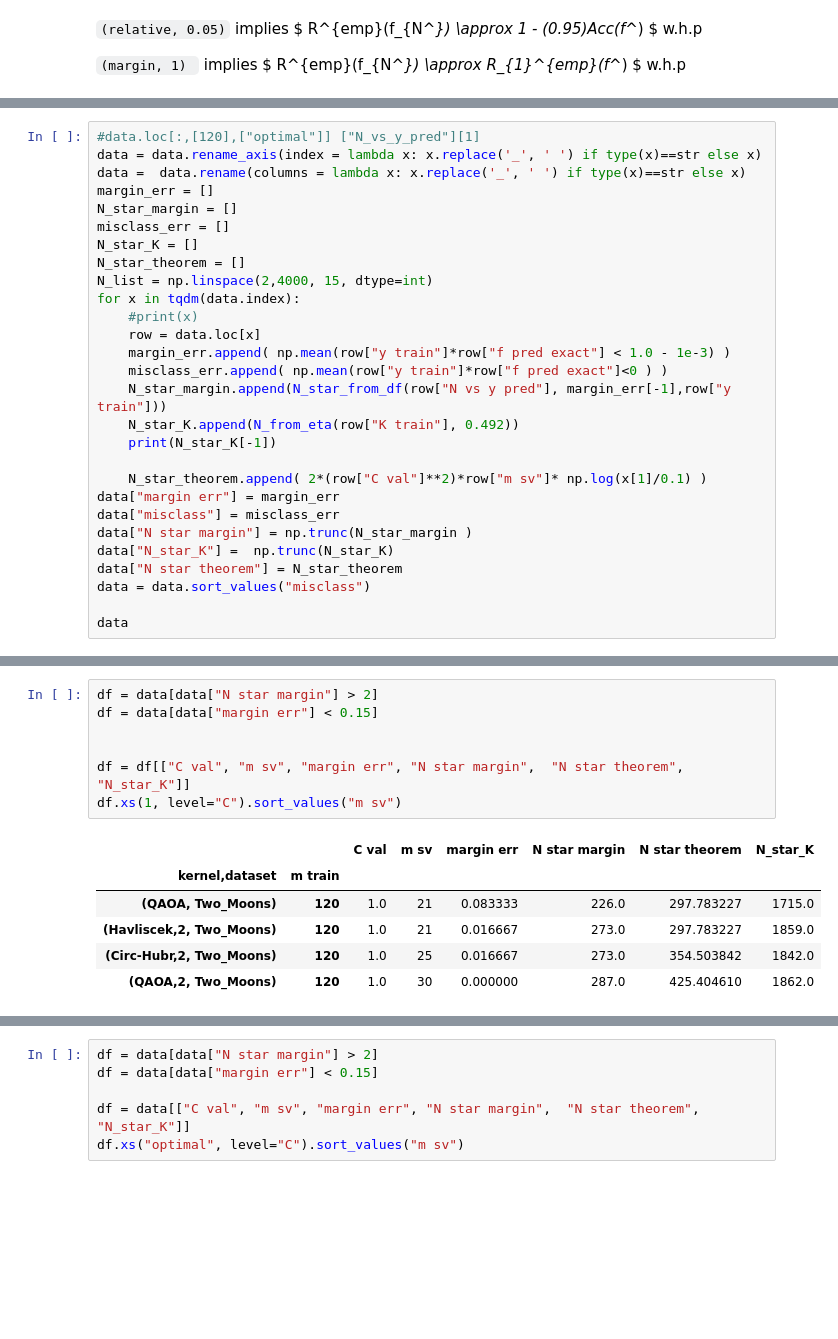
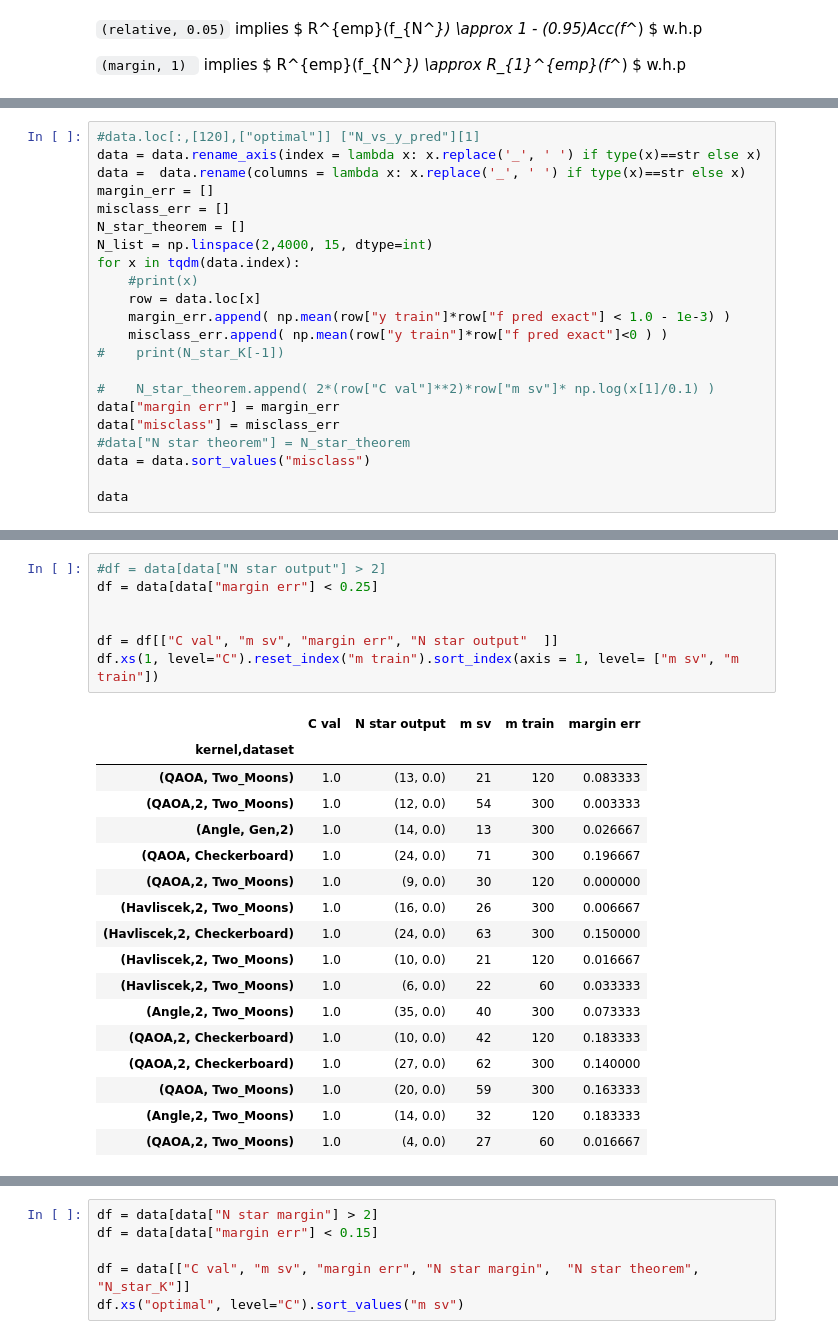
Before and after one commit to abhayshastry/ReliableQuantumKernelClassifiers, a Jupyter notebook: exp-Emp-Risk-2/visualization.ipynb, the cells around one changed output, grey strips where cells are left out. Saved outputs shown, nothing was run; the diff lists cells and outputs as text; blank space fills up the shorter version.

Commit message:
Sanity check added

```diff
--- a/exp-Emp-Risk-2/visualization.ipynb
+++ b/exp-Emp-Risk-2/visualization.ipynb
@@ -54,9 +55,7 @@ data
 data = data.rename_axis(index = lambda x: x.replace('_', ' ') if type(x)==str else x)
 data =  data.rename(columns = lambda x: x.replace('_', ' ') if type(x)==str else x)
 margin_err = []
-N_star_margin = []
 misclass_err = []
-N_star_K = []
 N_star_theorem = []
 N_list = np.linspace(2,4000, 15, dtype=int)
 for x in tqdm(data.index):
@@ -64,16 +63,12 @@ for x in tqdm(data.index):
     row = data.loc[x]
     margin_err.append( np.mean(row["y train"]*row["f pred exact"] < 1.0 - 1e-3) )
     misclass_err.append( np.mean(row["y train"]*row["f pred exact"]<0 ) )
-    N_star_margin.append(N_star_from_df(row["N vs y pred"], margin_err[-1],row["y train"]))
-    N_star_K.append(N_from_eta(row["K train"], 0.492))
-    print(N_star_K[-1])
+#    print(N_star_K[-1])
 
-    N_star_theorem.append( 2*(row["C val"]**2)*row["m sv"]* np.log(x[1]/0.1) )
+#    N_star_theorem.append( 2*(row["C val"]**2)*row["m sv"]* np.log(x[1]/0.1) )
 data["margin err"] = margin_err
 data["misclass"] = misclass_err
-data["N star margin"] = np.trunc(N_star_margin )
-data["N_star_K"] =  np.trunc(N_star_K)
-data["N star theorem"] = N_star_theorem
+#data["N star theorem"] = N_star_theorem
 data = data.sort_values("misclass")
 
 data
@@ -233,14 +90,25 @@ N vs Remp-Rstar
 # %%
-df = data[data["N star margin"] > 2]
-df = data[data["margin err"] < 0.15]
+#df = data[data["N star output"] > 2]
+df = data[data["margin err"] < 0.25]
 
 
-df = df[["C val", "m sv", "margin err", "N star margin",  "N star theorem", "N_star_K"]]
-df.xs(1, level="C").sort_values("m sv")
+df = df[["C val", "m sv", "margin err", "N star output"  ]]
+df.xs(1, level="C").reset_index("m train").sort_index(axis = 1, level= ["m sv", "m train"])
 # %% [output]
-|  |  | C val | m sv | margin err | N star margin | N star theorem | N_star_K |
-| kernel,dataset | m train |  |  |  |  |  |  |
-| (QAOA, Two_Moons) | 120 | 1.0 | 21 | 0.083333 | 226.0 | 297.783227 | 1715.0 |
-| (Havliscek,2, Two_Moons) | 120 | 1.0 | 21 | 0.016667 | 273.0 | 297.783227 | 1859.0 |
-| (Circ-Hubr,2, Two_Moons) | 120 | 1.0 | 25 | 0.016667 | 273.0 | 354.503842 | 1842.0 |
-| (QAOA,2, Two_Moons) | 120 | 1.0 | 30 | 0.000000 | 287.0 | 425.404610 | 1862.0 |
+|  | C val | N star output | m sv | m train | margin err |
+| kernel,dataset |  |  |  |  |  |
+| (QAOA, Two_Moons) | 1.0 | (13, 0.0) | 21 | 120 | 0.083333 |
+| (QAOA,2, Two_Moons) | 1.0 | (12, 0.0) | 54 | 300 | 0.003333 |
+| (Angle, Gen,2) | 1.0 | (14, 0.0) | 13 | 300 | 0.026667 |
+| (QAOA, Checkerboard) | 1.0 | (24, 0.0) | 71 | 300 | 0.196667 |
+| (QAOA,2, Two_Moons) | 1.0 | (9, 0.0) | 30 | 120 | 0.000000 |
+| (Havliscek,2, Two_Moons) | 1.0 | (16, 0.0) | 26 | 300 | 0.006667 |
+| (Havliscek,2, Checkerboard) | 1.0 | (24, 0.0) | 63 | 300 | 0.150000 |
+| (Havliscek,2, Two_Moons) | 1.0 | (10, 0.0) | 21 | 120 | 0.016667 |
+| (Havliscek,2, Two_Moons) | 1.0 | (6, 0.0) | 22 | 60 | 0.033333 |
+| (Angle,2, Two_Moons) | 1.0 | (35, 0.0) | 40 | 300 | 0.073333 |
+| (QAOA,2, Checkerboard) | 1.0 | (10, 0.0) | 42 | 120 | 0.183333 |
+| (QAOA,2, Checkerboard) | 1.0 | (27, 0.0) | 62 | 300 | 0.140000 |
+| (QAOA, Two_Moons) | 1.0 | (20, 0.0) | 59 | 300 | 0.163333 |
+| (Angle,2, Two_Moons) | 1.0 | (14, 0.0) | 32 | 120 | 0.183333 |
+| (QAOA,2, Two_Moons) | 1.0 | (4, 0.0) | 27 | 60 | 0.016667 |
```
Also changed, not shown: parts of 4 cells of this notebook, 10 other files.
